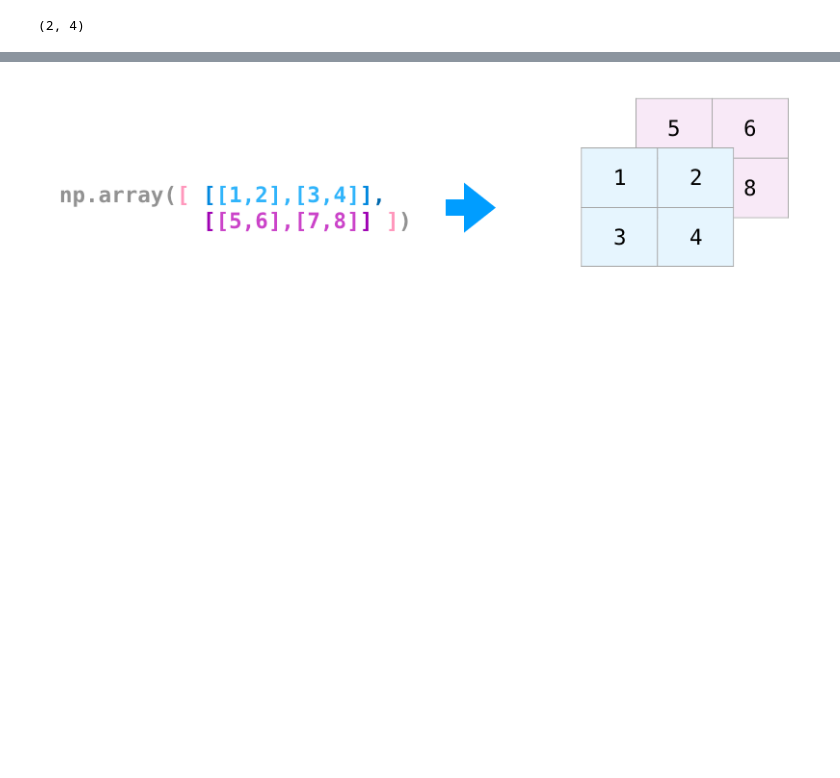
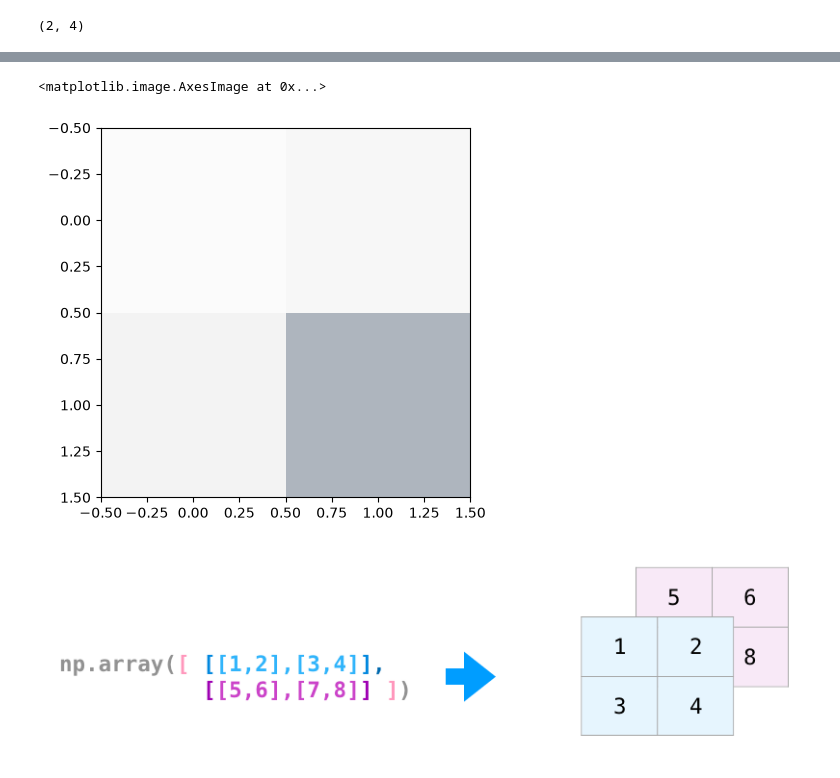
Before and after one commit to laxmanclinilaunch-hub/Python-7-8-, a Jupyter notebook: 2.EDA/Introduction_to_Numpy.ipynb, the cells around one changed output, grey strips where cells are left out. Drawn from its saved outputs; the diff is of its cells as text; code cells hidden in the pictures; blank space fills up the shorter version.

```diff
--- a/2.EDA/Introduction_to_Numpy.ipynb
+++ b/2.EDA/Introduction_to_Numpy.ipynb
@@ -280,7 +279,7 @@ plt.imshow(random_image[:10,:10,:])
 threeD_array = np.array([[[1,2,3,4],
                         [5,6,7,8]],
                           [[9,10,11,12],
-                           [13,14,15,16]]])
+                           [131,142,155,166]]])
 print(threeD_array)
 print(threeD_array.shape)
 # %% [output]
@@ -292,3 +291,8 @@ print(threeD_array.shape)
 (2, 2, 4)
+# %%
+plt.imshow(threeD_array)
+# %% [output]
+<matplotlib.image.AxesImage at 0x...>
+[figure, added]
 # %% [markdown]
 ![numpy-3d-array.png](embedded-picture-1)
```
Also changed, not shown: parts of 50 cells of this notebook.
